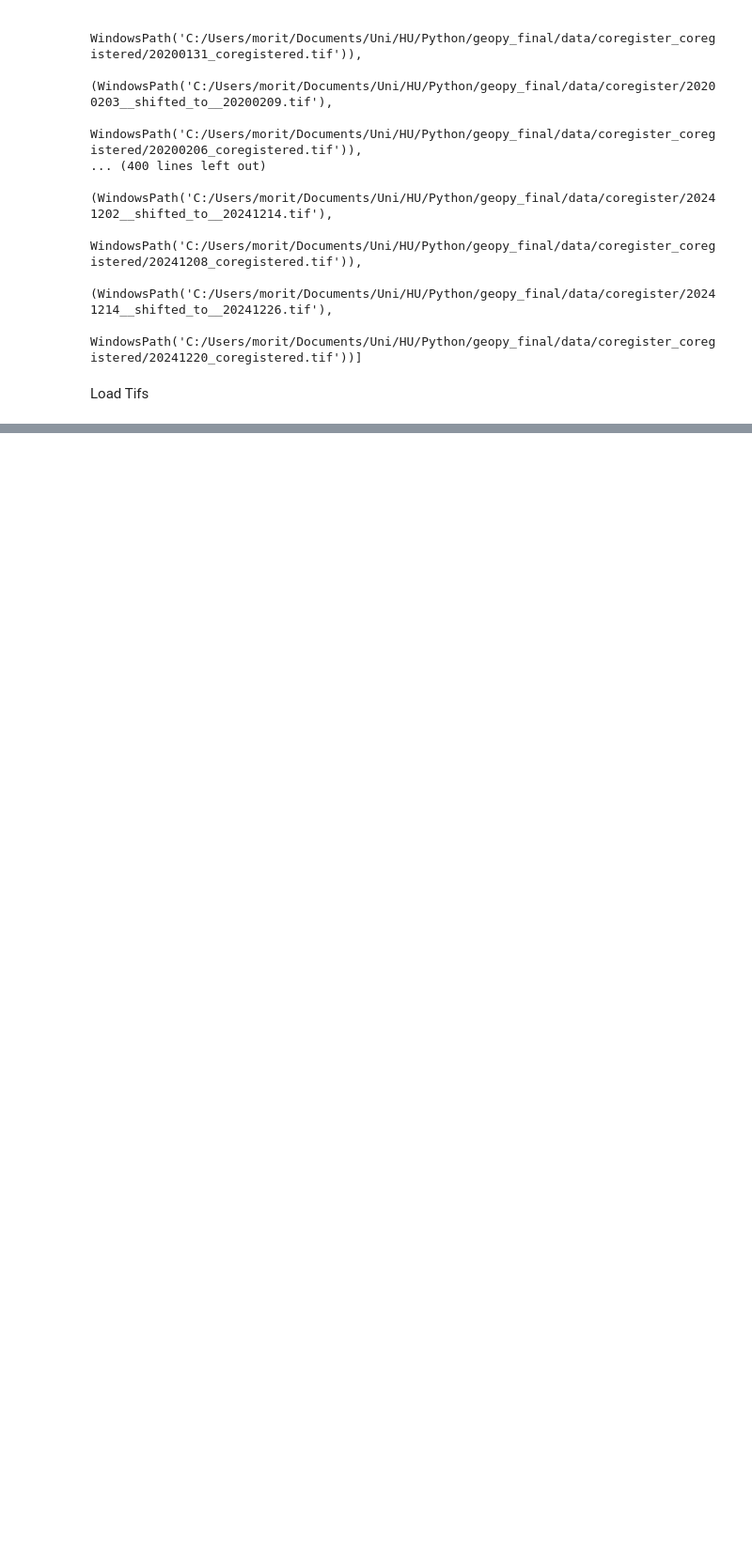
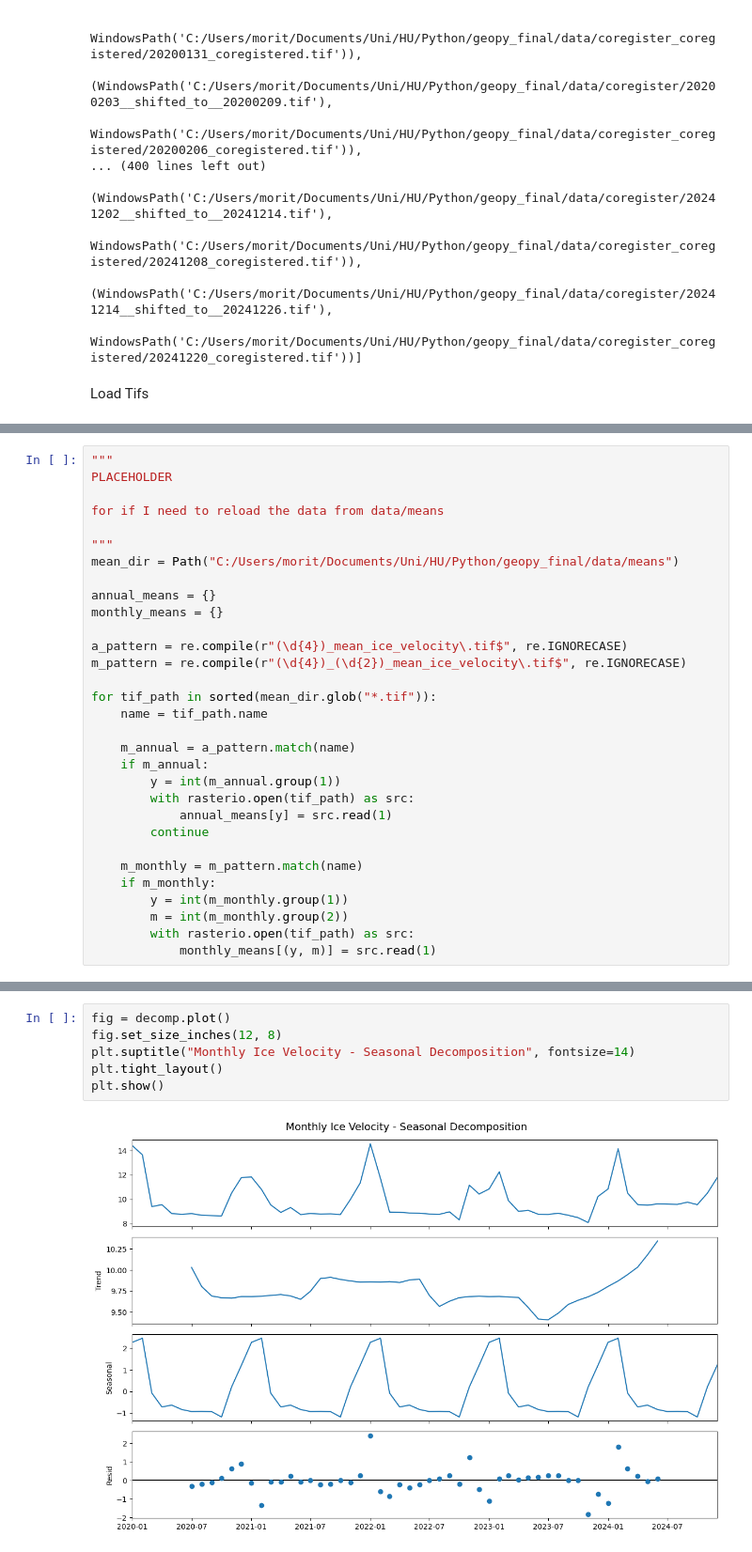
Before and after one commit to MoritzRath/geopy_final, a Jupyter notebook: Rath_geopy_final.ipynb, the cells around one changed output, grey strips where cells are left out. Shown at 94% size. Saved outputs shown, nothing was run; the diff lists cells and outputs as text; blank space fills up the shorter version.

```diff
--- a/Rath_geopy_final.ipynb
+++ b/Rath_geopy_final.ipynb
@@ -338,0 +358,31 @@ plt.show()
+# %%
+"""
+PLACEHOLDER
+
+for if I need to reload the data from data/means
+
+"""
+mean_dir = Path("C:/Users/morit/Documents/Uni/HU/Python/geopy_final/data/means")
+
+annual_means = {}
+monthly_means = {}
+
+a_pattern = re.compile(r"(\d{4})_mean_ice_velocity\.tif$", re.IGNORECASE)
+m_pattern = re.compile(r"(\d{4})_(\d{2})_mean_ice_velocity\.tif$", re.IGNORECASE)
+
+for tif_path in sorted(mean_dir.glob("*.tif")):
+    name = tif_path.name
+
+    m_annual = a_pattern.match(name)
+    if m_annual:
+        y = int(m_annual.group(1))
+        with rasterio.open(tif_path) as src:
+            annual_means[y] = src.read(1)
+        continue
+
+    m_monthly = m_pattern.match(name)
+    if m_monthly:
+        y = int(m_monthly.group(1))
+        m = int(m_monthly.group(2))
+        with rasterio.open(tif_path) as src:
+            monthly_means[(y, m)] = src.read(1)
@@ -338,0 +419,8 @@ plt.show()
+# %%
+fig = decomp.plot()
+fig.set_size_inches(12, 8)
+plt.suptitle("Monthly Ice Velocity - Seasonal Decomposition", fontsize=14)
+plt.tight_layout()
+plt.show()
+# %% [output]
+[figure, added]
```
Also changed, not shown: parts of 21 cells of this notebook, 14 other files.
